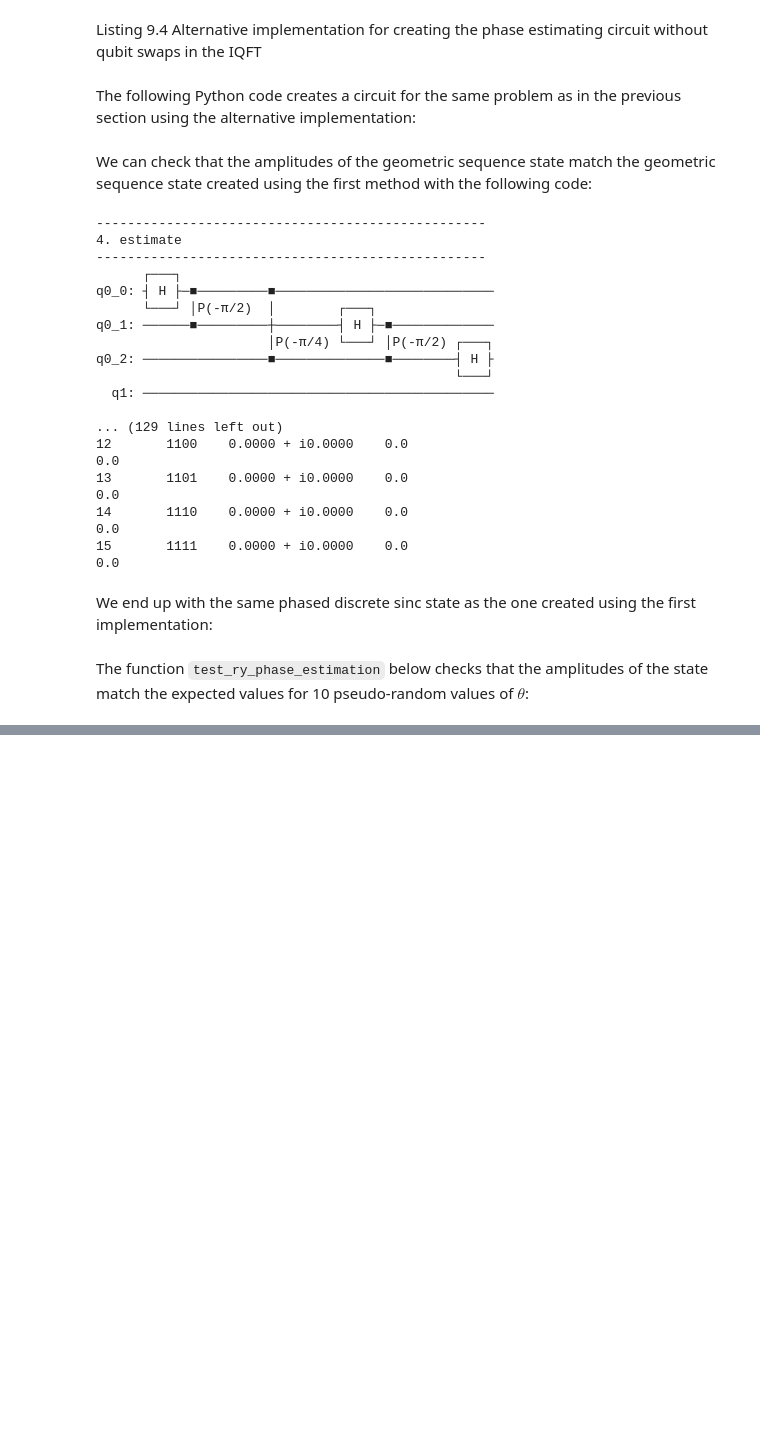
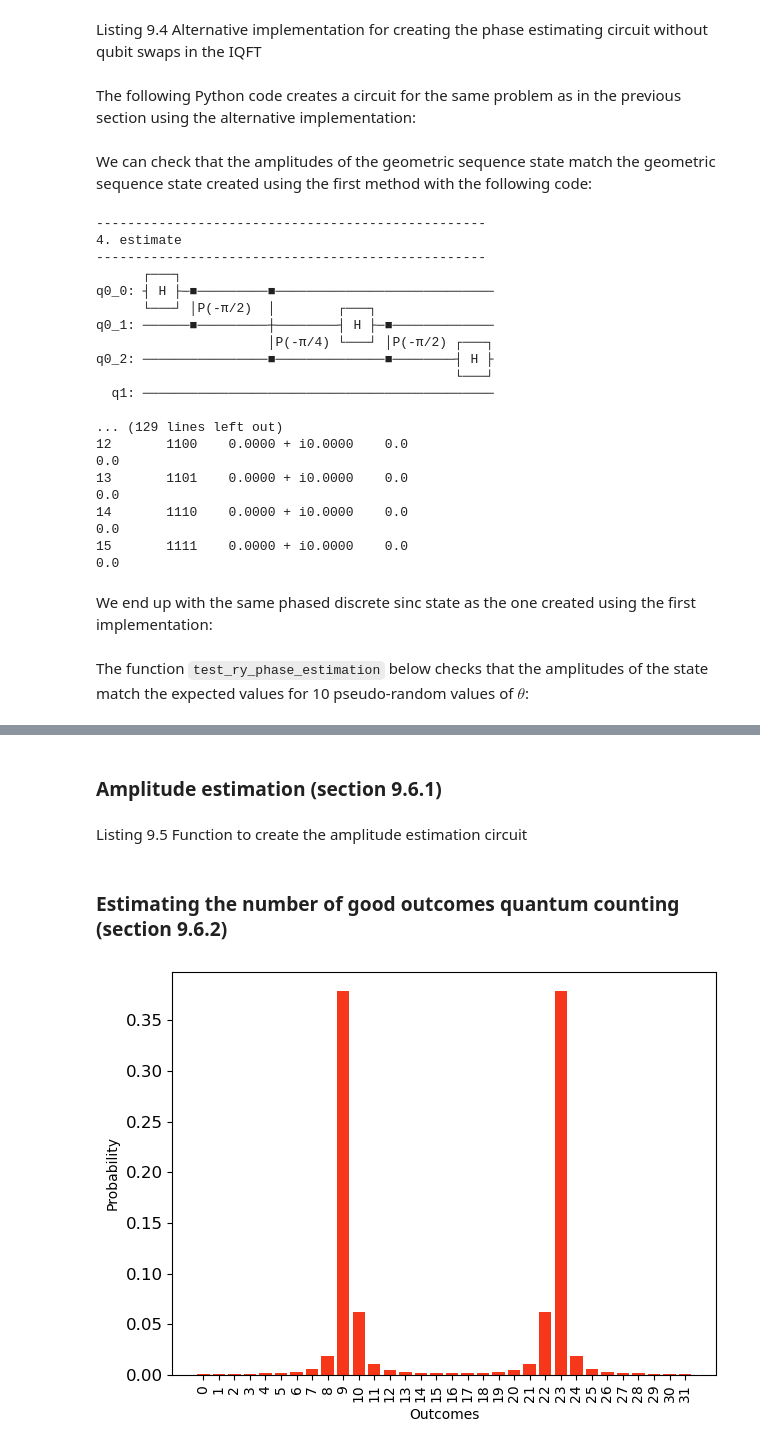
Before and after one commit to learnqc/code, a Jupyter notebook: src/ch09/ch09.ipynb, the cells around one changed output, grey strips where cells are left out. Saved outputs shown, nothing was run; the diff lists cells and outputs as text; code cells hidden in the pictures; blank space fills up the shorter version.

```diff
--- a/src/ch09/ch09.ipynb
+++ b/src/ch09/ch09.ipynb
@@ -109,3 +105,5 @@ qc = encode_frequency(n, v)
+# %%
+qc = encode_frequency(5, 19.05)
 # %%
 state = qc.run()
 probs = [abs(a)**2 for a in state]
@@ -511,0 +464,48 @@ test_ry_phase_estimation_no_eigen()
+# %% [markdown]
+### Amplitude estimation (section 9.6.1)
+# %% [markdown]
+Listing 9.5 Function to create the amplitude estimation circuit
+# %%
+from algo import grover_iterate_circuit
+
+def amplitude_estimation_circuit(n, A, O, swap=True):
+    c = QuantumRegister(n)
+    q = QuantumRegister(sum(A.regs))
+    qc = QuantumCircuit(c, q)
+
+    for i in range(n):
+        qc.h(c[i])
+
+    qc.append(A, q)
+
+    for i in range(n):
+        for _ in range(2**i):
+            if swap:
+                qc.c_append(grover_iterate_circuit(A, O), c[i], q) #We use the method `c_append` to apply a circuit to a register with a control qubit in a different register
+            else:
+                qc.c_append(grover_iterate_circuit(A, O), c[n-1-i], q)
+
+    qc.iqft(c if swap else c[::-1], swap)
+
+    return qc
+# %% [markdown]
+### Estimating the number of good outcomes quantum counting (section 9.6.2)
+# %%
+from algo import uniform, phase_oracle_match
+
+n = 5
+m = 3
+items = [0, 1, 2]
+
+qc = amplitude_estimation_circuit(n, uniform(m), phase_oracle_match(m, items), False)
+# %%
+state = qc.run()
+
+probs = [0 for _ in range(2**n)]
+for k in range(2**m):
+    for j in range(2**n):
+        probs[j] += abs(state[k*2**n + j])**2
+
+plot_bars(list_to_dict(probs, False), '', 'Outcomes', 'Probability')
+# %% [output]
+[figure, added]
```
Also changed, not shown: parts of 38 cells of this notebook, 16 other files.
